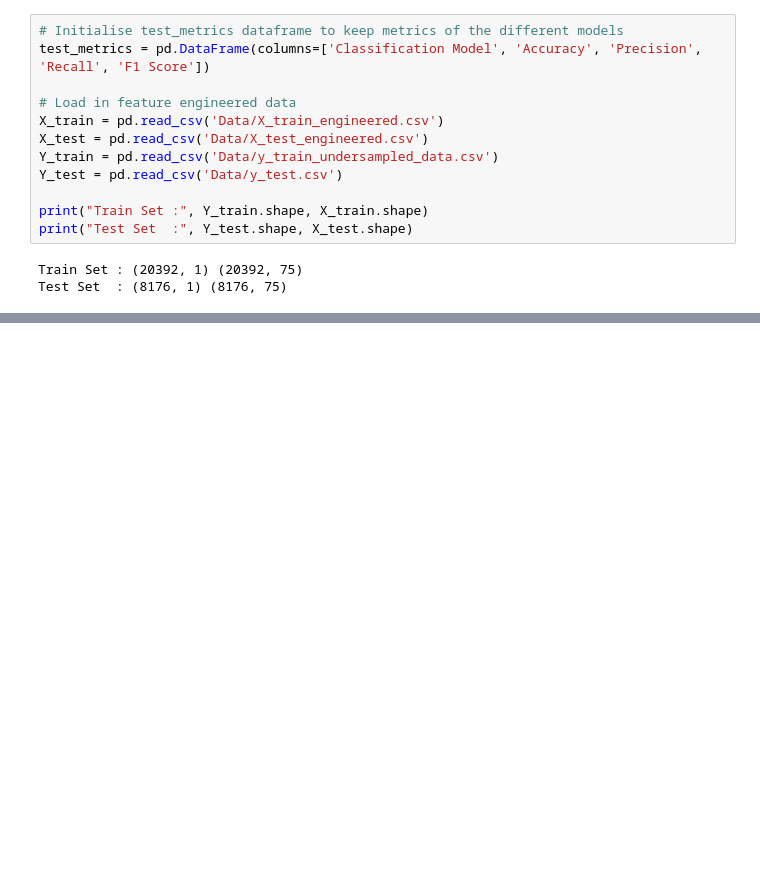
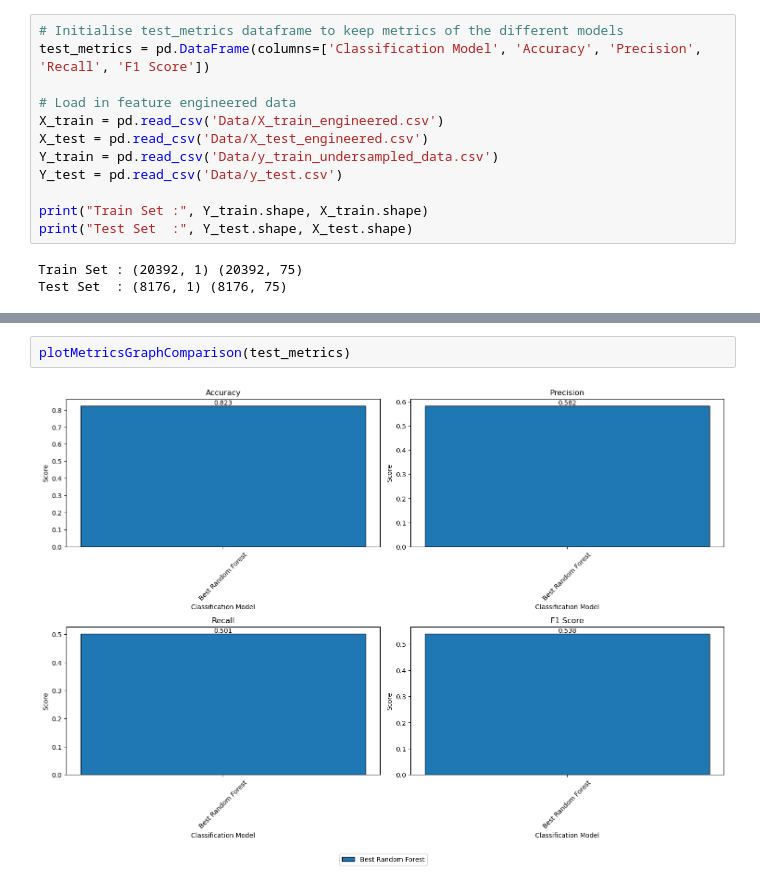
Before and after one commit to suyatinglaura/CS3244_Reservation_Cancellations_Prediction, a Jupyter notebook: Final Models Comparison.ipynb, the cells around one changed output, grey strips where cells are left out. Drawn from its saved outputs; the diff is of its cells as text; blank space fills up the shorter version.

```diff
--- a/Final Models Comparison.ipynb
+++ b/Final Models Comparison.ipynb
@@ -71,0 +79,4 @@ test_metrics
+# %%
+plotMetricsGraphComparison(test_metrics)
+# %% [output]
+[figure, added]
```
Also changed, not shown: parts of 3 cells of this notebook.
